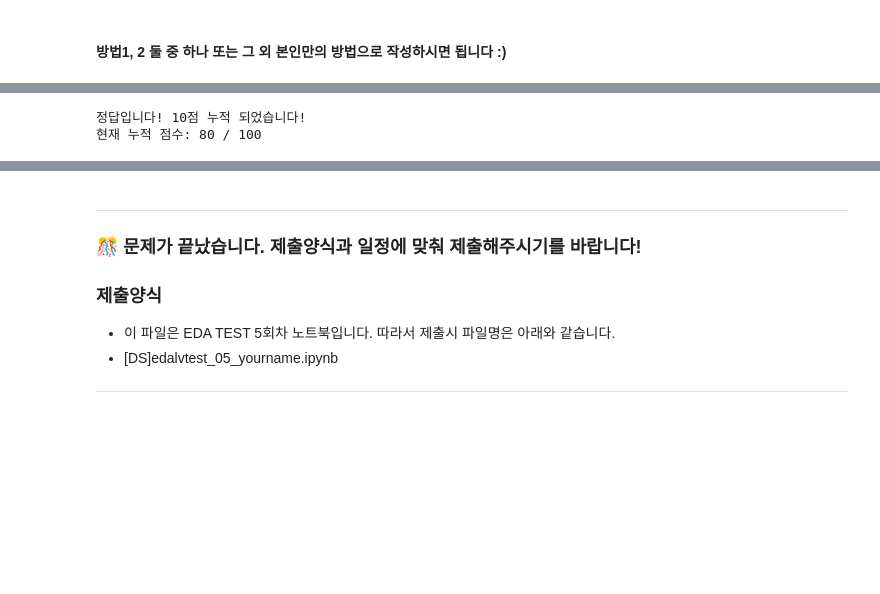
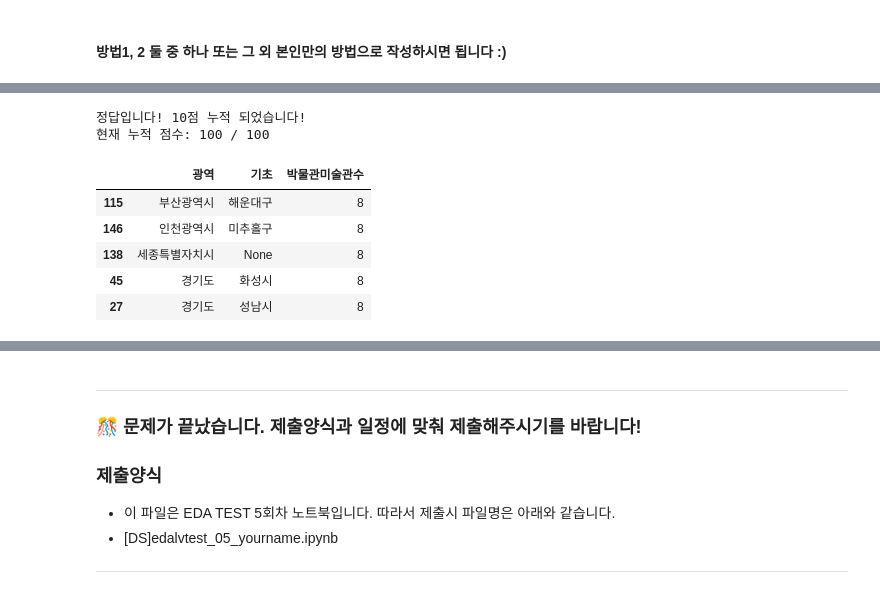
Before and after one commit to w25536/zerobase, a Jupyter notebook: EDA 테스트 5회차/[DS]18_eda5_suhjeongho.ipynb, the cells around one changed output, grey strips where cells are left out. Cells and saved outputs as stored; diff of their text form; code cells hidden in the pictures; blank space fills up the shorter version.

```diff
--- a/EDA 테스트 5회차/edalvtest_05_yourname.ipynb
+++ b/EDA 테스트 5회차/[DS]18_eda5_suhjeongho.ipynb
@@ -116,6 +130,7 @@ df_target.head(2)
 # %%
 # 2-1
 
+df_target.replace("", None, inplace=True)
 
 check_02_01(df_target)
 # %% [output]
@@ -580,13 +585,41 @@ display(df_result)
 <br></br>
 <br></br>
 - 완료 후 결과 dataframe 변수(df_result)를 check_04_02 함수에 입력하여 채점하세요.
-# %%
-# 4-2
-
-check_04_02(df_result)
-# %% [output]
-정답입니다! 10점 누적 되었습니다!
-현재 누적 점수: 80 / 100
+# %%
+
+# 4-2
+df_test = df_target.copy()
+
+
+df_test['박물관미술관수'] = 1
+
+df_test['기초'].fillna('Placeholder', inplace=True)
+
+df_test = df_test.groupby(['광역', '기초'])["박물관미술관수"].sum().reset_index()
+
+df_test['기초'].replace('Placeholder', None, inplace=True)
+
+result_df = df_test[df_test['박물관미술관수'] == 8].copy()
+
+result_df['sorted_order'] = result_df['광역'].map(province_dict)
+
+result_df.sort_values(by=['sorted_order', '기초'], ascending=[True, False], inplace=True)
+
+result_df.drop(columns=['sorted_order'], inplace=True)
+
+check_04_02(result_df)
+display(result_df.head())
+
+df_test.to_csv('./datas/DEBUG/DEBUG_result.csv', index=True)
+# %% [output]
+정답입니다! 10점 누적 되었습니다!
+현재 누적 점수: 100 / 100
+|  | 광역 | 기초 | 박물관미술관수 |
+| 115 | 부산광역시 | 해운대구 | 8 |
+| 146 | 인천광역시 | 미추홀구 | 8 |
+| 138 | 세종특별자치시 | None | 8 |
+| 45 | 경기도 | 화성시 | 8 |
+| 27 | 경기도 | 성남시 | 8 |
 # %%
 df_result.head(2)
 # %% [output]
```
Also changed, not shown: parts of 21 cells of this notebook, 2 other files.
